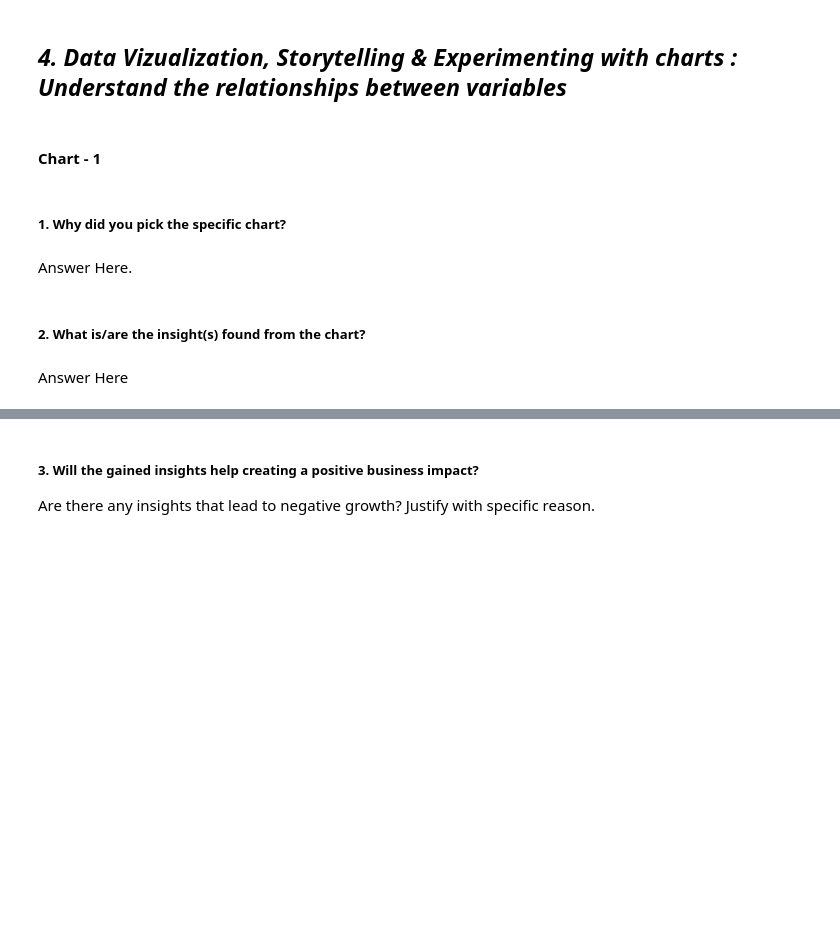
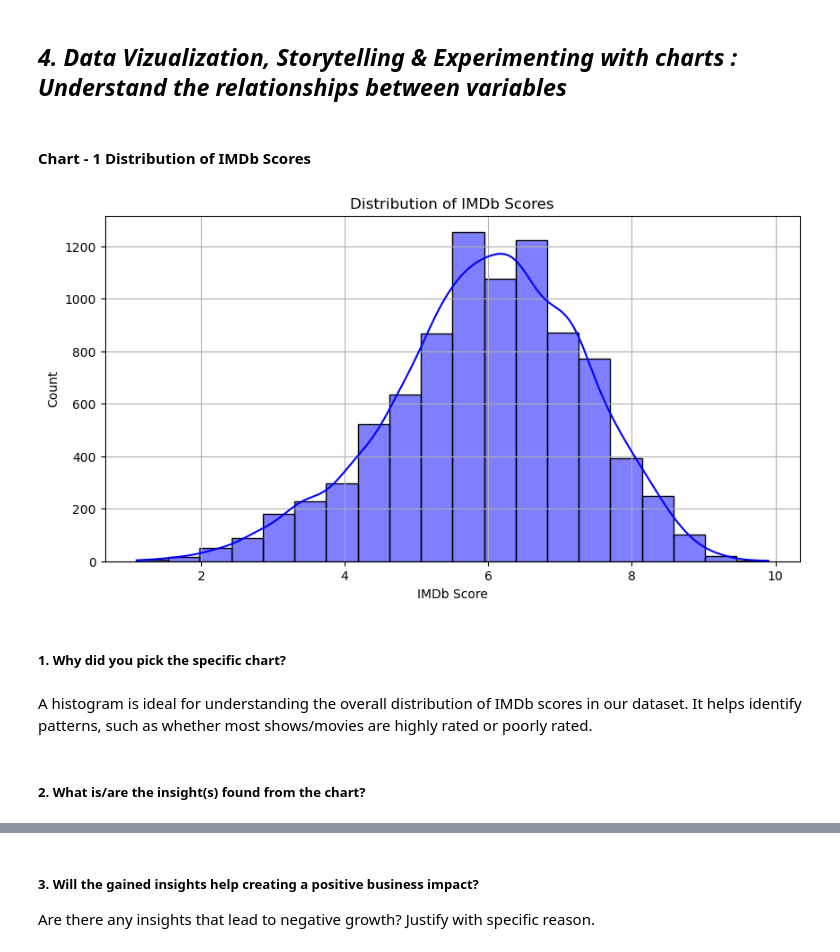
Before and after one commit to Shanmuganathan2004/Labmentix-Internship, a Jupyter notebook: WEEK-2/ML-week2-submission.ipynb, the cells around one changed output, grey strips where cells are left out. Drawn from its saved outputs; the diff is of its cells as text; code cells hidden in the pictures; blank space fills up the shorter version.

```diff
--- a/WEEK-2/ML-week2-submission.ipynb
+++ b/WEEK-2/ML-week2-submission.ipynb
@@ -189,0 +313,32 @@ Answer Here
+# %%
+# Write your code to make your dataset analysis ready.
+# 1. Remove duplicate rows
+titles_df = titles_df.drop_duplicates()
+credits_df = credits_df.drop_duplicates()
+
+# 2. Fill missing values
+titles_df.fillna({'age_certification': 'Unknown',
+                  'genres': 'Unknown',
+                  'production_countries': 'Unknown'}, inplace=True)
+credits_df.fillna({'role': 'Unknown'}, inplace=True)
+
+# 3. Convert data types
+titles_df['release_year'] = titles_df['release_year'].astype(int)
+titles_df['runtime'] = titles_df['runtime'].astype(float)
+
+# 4. Convert stringified lists (JSON-like) to actual lists
+def convert_to_list(value):
+    try:
+        return ast.literal_eval(value) if isinstance(value, str) else value
+    except:
+        return []
+
+titles_df['genres'] = titles_df['genres'].apply(convert_to_list)
+titles_df['production_countries'] = titles_df['production_countries'].apply(convert_to_list)
+
+# 5. Extracting first genre (for easier analysis)
+titles_df['primary_genre'] = titles_df['genres'].apply(lambda x: x[0] if len(x) > 0 else 'Unknown')
+
+# Display cleaned dataset info
+titles_df.info()
+credits_df.info()
@@ -194,4 +379,4 @@ Answer Here.
 # %% [markdown]
 ## ***4. Data Vizualization, Storytelling & Experimenting with charts : Understand the relationships between variables***
 # %% [markdown]
-#### Chart - 1
+#### Chart - 1 Distribution of IMDb Scores
@@ -200,8 +383,21 @@ Answer Here.
+# %%
+# Chart - 1 visualization code
+import matplotlib.pyplot as plt
+import seaborn as sns
+
+# Plot histogram of IMDb scores
+plt.figure(figsize=(10,5))
+sns.histplot(titles_df['imdb_score'], bins=20, kde=True, color='blue')
+plt.title('Distribution of IMDb Scores')
+plt.xlabel('IMDb Score')
+plt.ylabel('Count')
+plt.grid(True)
+plt.show()
+# %% [output]
+[figure, added]
 # %% [markdown]
 ##### 1. Why did you pick the specific chart?
-# %% [markdown]
-Answer Here.
+# %% [markdown]
+A histogram is ideal for understanding the overall distribution of IMDb scores in our dataset. It helps identify patterns, such as whether most shows/movies are highly rated or poorly rated.
 # %% [markdown]
 ##### 2. What is/are the insight(s) found from the chart?
-# %% [markdown]
-Answer Here
```
Also changed, not shown: parts of 37 cells of this notebook.
